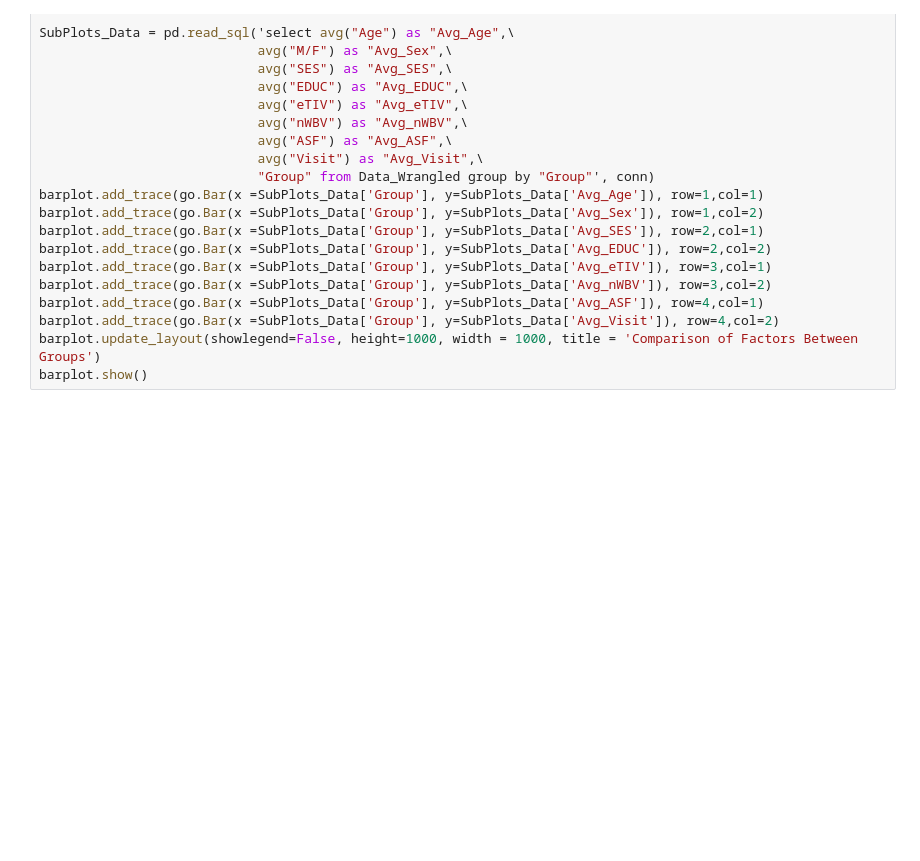
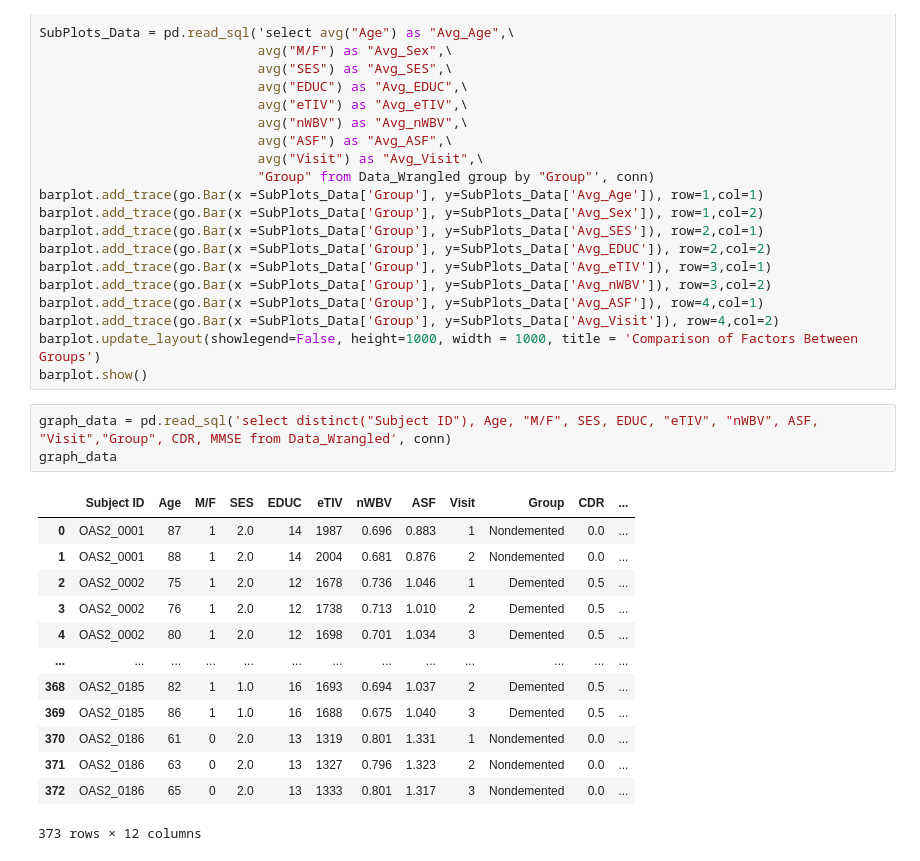
Before and after one commit to sspalding/Dementia-Prediction, a Jupyter notebook: Graphs for Dashboard.ipynb, the cells around one changed output. Cells and saved outputs as stored; diff of their text form; blank space fills up the shorter version.

```diff
--- a/Graphs for Dashboard.ipynb
+++ b/Graphs for Dashboard.ipynb
@@ -83,3 +83,20 @@ barplot.add_trace(go.Bar(x =SubPlots_Data['Group'], y=SubPlots_Data['Avg_ASF']),
 barplot.add_trace(go.Bar(x =SubPlots_Data['Group'], y=SubPlots_Data['Avg_Visit']), row=4,col=2)
 barplot.update_layout(showlegend=False, height=1000, width = 1000, title = 'Comparison of Factors Between Groups')
 barplot.show()
+# %%
+graph_data = pd.read_sql('select distinct("Subject ID"), Age, "M/F", SES, EDUC, "eTIV", "nWBV", ASF, "Visit","Group", CDR, MMSE from Data_Wrangled', conn)
+graph_data
+# %% [output]
+|  | Subject ID | Age | M/F | SES | EDUC | eTIV | nWBV | ASF | Visit | Group | CDR | ... |
+| 0 | OAS2_0001 | 87 | 1 | 2.0 | 14 | 1987 | 0.696 | 0.883 | 1 | Nondemented | 0.0 | ... |
+| 1 | OAS2_0001 | 88 | 1 | 2.0 | 14 | 2004 | 0.681 | 0.876 | 2 | Nondemented | 0.0 | ... |
+| 2 | OAS2_0002 | 75 | 1 | 2.0 | 12 | 1678 | 0.736 | 1.046 | 1 | Demented | 0.5 | ... |
+| 3 | OAS2_0002 | 76 | 1 | 2.0 | 12 | 1738 | 0.713 | 1.010 | 2 | Demented | 0.5 | ... |
+| 4 | OAS2_0002 | 80 | 1 | 2.0 | 12 | 1698 | 0.701 | 1.034 | 3 | Demented | 0.5 | ... |
+| ... | ... | ... | ... | ... | ... | ... | ... | ... | ... | ... | ... | ... |
+| 368 | OAS2_0185 | 82 | 1 | 1.0 | 16 | 1693 | 0.694 | 1.037 | 2 | Demented | 0.5 | ... |
+| 369 | OAS2_0185 | 86 | 1 | 1.0 | 16 | 1688 | 0.675 | 1.040 | 3 | Demented | 0.5 | ... |
+| 370 | OAS2_0186 | 61 | 0 | 2.0 | 13 | 1319 | 0.801 | 1.331 | 1 | Nondemented | 0.0 | ... |
+| 371 | OAS2_0186 | 63 | 0 | 2.0 | 13 | 1327 | 0.796 | 1.323 | 2 | Nondemented | 0.0 | ... |
+| 372 | OAS2_0186 | 65 | 0 | 2.0 | 13 | 1333 | 0.801 | 1.317 | 3 | Nondemented | 0.0 | ... |
+373 rows × 12 columns
```
Also changed, not shown: 2 other files.
